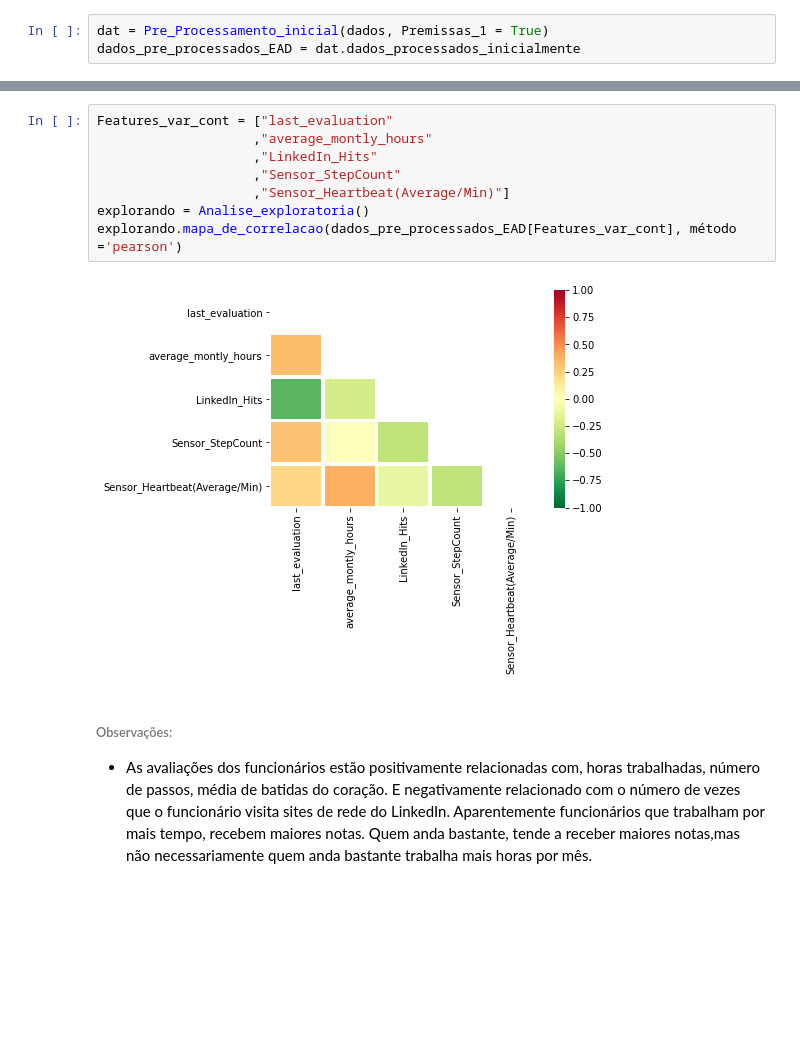
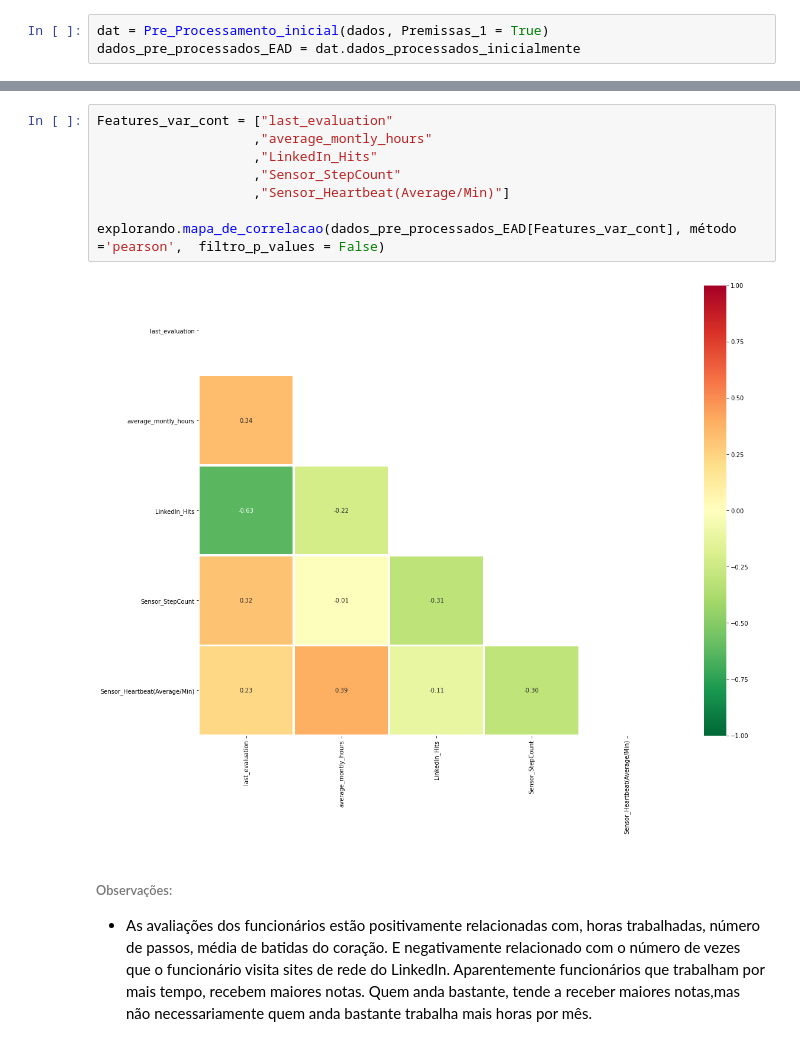
Before and after one commit to glauco-endrigo/Projetos-de-processos-seletivos-, a Jupyter notebook: Desafio_Rocketmat/Main.ipynb, the cells around one changed output, grey strips where cells are left out. Drawn from its saved outputs; the diff is of its cells as text; blank space fills up the shorter version.

```diff
--- a/Desafio_Rocketmat/Main.ipynb
+++ b/Desafio_Rocketmat/Main.ipynb
@@ -199,13 +214,13 @@ Quando as duas variáveis são quantitativas usamos o coeficiente de correlaçã
 # %%
 Features_var_cont = ["last_evaluation"
                     ,"average_montly_hours"
                     ,"LinkedIn_Hits"
                     ,"Sensor_StepCount"
                     ,"Sensor_Heartbeat(Average/Min)"]
-explorando = Analise_exploratoria()
-explorando.mapa_de_correlacao(dados_pre_processados_EAD[Features_var_cont], método ='pearson')
+
+explorando.mapa_de_correlacao(dados_pre_processados_EAD[Features_var_cont], método ='pearson',  filtro_p_values = False)
 # %% [output]
-[figure, old version]
+[figure, new version]
 # %% [markdown]
 ###### Observações:
 * As avaliações dos funcionários estão positivamente relacionadas com, horas trabalhadas, número de passos, média de batidas do coração. E negativamente relacionado com o  número de vezes que o funcionário visita sites de rede do LinkedIn. Aparentemente funcionários que trabalham por  mais tempo, recebem maiores notas. Quem anda bastante, tende a receber maiores notas,mas não necessariamente quem anda bastante trabalha mais horas por mês.
```
Also changed, not shown: parts of 4 cells of this notebook, 1 other file.
